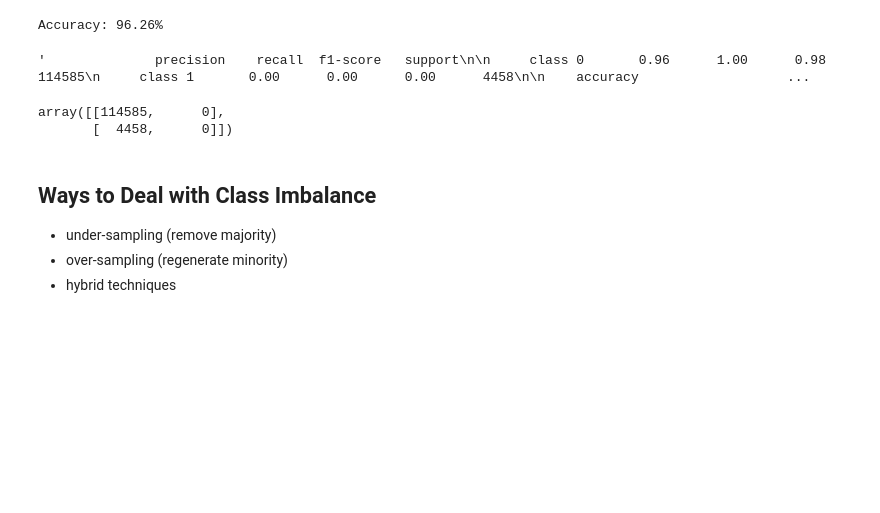
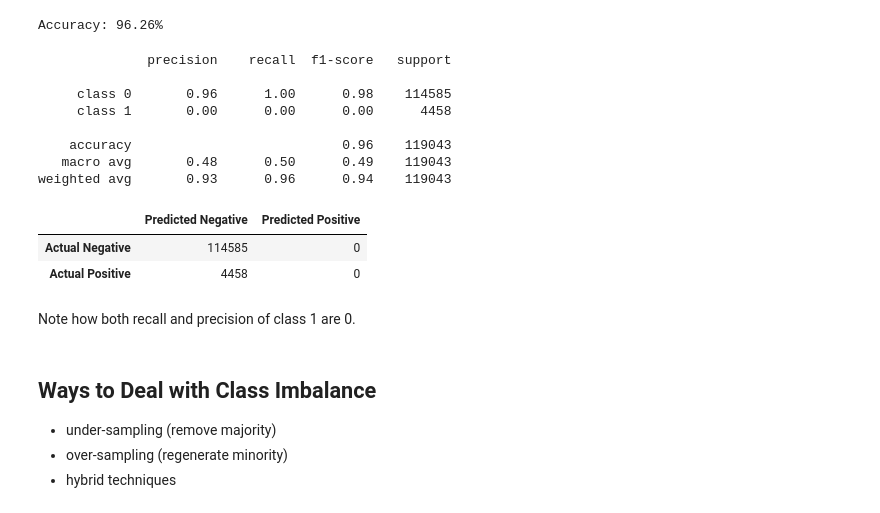
Before and after one commit to nichowu/Porto-Seguro-Safe-Driver-Prediction, a Jupyter notebook: porto-seguro-safe-driving-main.ipynb, the cells around one changed output. Cells and saved outputs as stored; diff of their text form; code cells hidden in the pictures; blank space fills up the shorter version.

Commit message:
add index and col to classfication report

```diff
--- a/porto-seguro-safe-driving-main.ipynb
+++ b/porto-seguro-safe-driving-main.ipynb
@@ -605,14 +605,24 @@ print("Accuracy: %.2f%%" % (accuracy *100.0))
 # %% [output]
 Accuracy: 96.26%
 # %%
-classification_report(y_test, y_pred, target_names = ['class 0', 'class 1'])
+print(classification_report(y_test, y_pred, target_names = ['class 0', 'class 1']))
 # %% [output]
-'              precision    recall  f1-score   support\n\n     class 0       0.96      1.00      0.98    114585\n     class 1       0.00      0.00      0.00      4458\n\n    accuracy                   ...
+              precision    recall  f1-score   support
+
+     class 0       0.96      1.00      0.98    114585
+     class 1       0.00      0.00      0.00      4458
+
+    accuracy                           0.96    119043
+   macro avg       0.48      0.50      0.49    119043
+weighted avg       0.93      0.96      0.94    119043
 # %%
-confusion_matrix(y_test, y_pred)
+pd.DataFrame(confusion_matrix(y_test, y_pred), columns=['Predicted Negative', "Predicted Positive"], index=['Actual Negative', 'Actual Positive'])
 # %% [output]
-array([[114585,      0],
-       [  4458,      0]])
+|  | Predicted Negative | Predicted Positive |
+| Actual Negative | 114585 | 0 |
+| Actual Positive | 4458 | 0 |
+# %% [markdown]
+Note how both recall and precision of class 1 are 0.
 # %% [markdown]
 ## **Ways to Deal with Class Imbalance**
 
```
